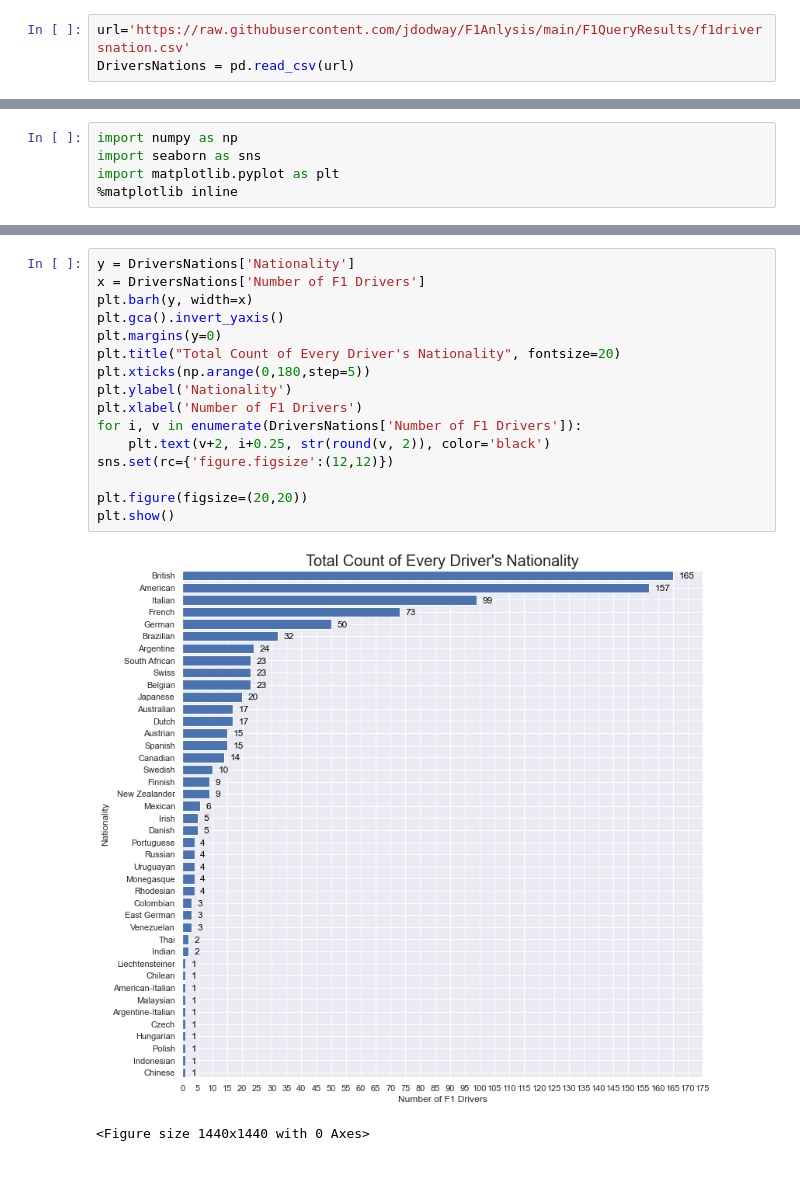
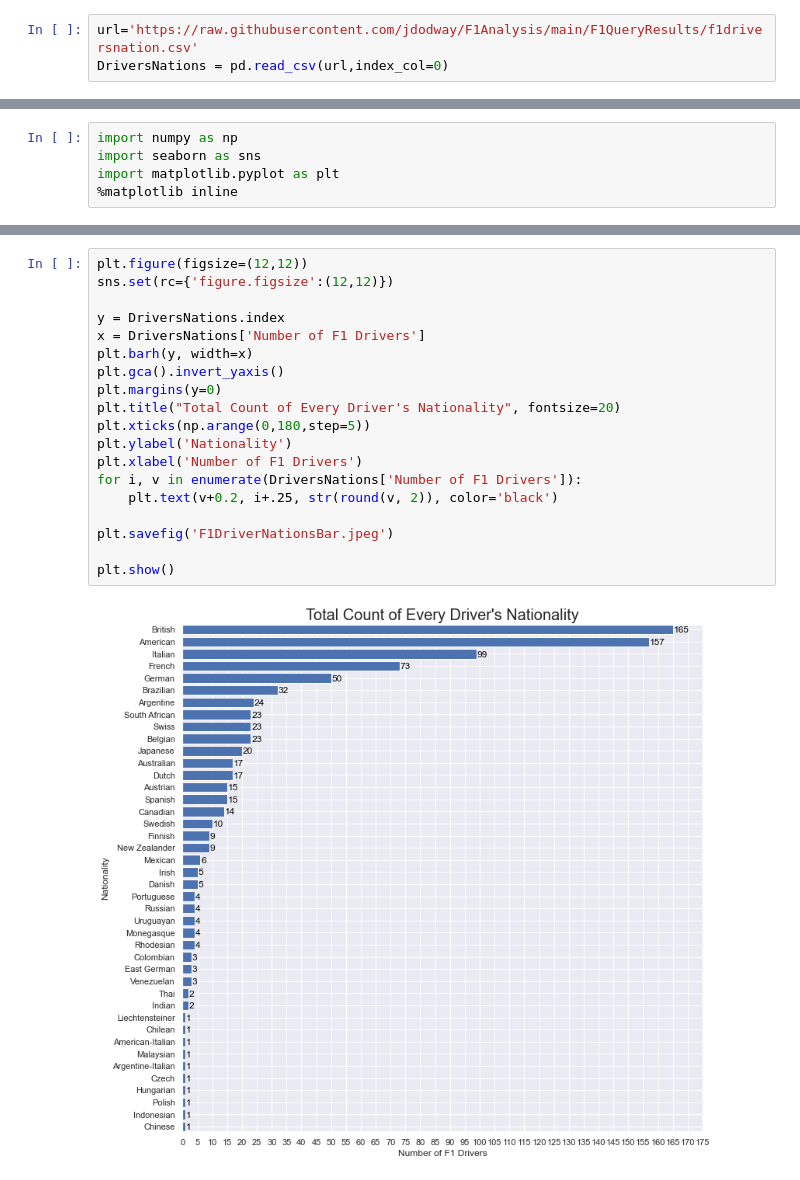
Before and after one commit to jdodway/F1Analysis, a Jupyter notebook: F1Nations.ipynb, the cells around one changed output, grey strips where cells are left out. Cells and saved outputs as stored; diff of their text form.

```diff
--- a/F1Nations.ipynb
+++ b/F1Nations.ipynb
@@ -1,8 +1,8 @@
 # %%
 import pandas as pd
 # %%
-url='https://raw.githubusercontent.com/jdodway/F1Anlysis/main/F1QueryResults/f1driversnation.csv'
-DriversNations = pd.read_csv(url)
+url='https://raw.githubusercontent.com/jdodway/F1Analysis/main/F1QueryResults/f1driversnation.csv'
+DriversNations = pd.read_csv(url,index_col=0)
 # %%
 DriversNations.rename({'count(code)':'Number of F1 Drivers','nationality':'Nationality'},axis='columns',inplace=True)
 # %%
@@ -13,19 +34,21 @@ import matplotlib.pyplot as plt
 # %%
-y = DriversNations['Nationality']
+plt.figure(figsize=(12,12))
+sns.set(rc={'figure.figsize':(12,12)})
+
+y = DriversNations.index
 x = DriversNations['Number of F1 Drivers']
 plt.barh(y, width=x)
 plt.gca().invert_yaxis()
 plt.margins(y=0)
 plt.title("Total Count of Every Driver's Nationality", fontsize=20)
 plt.xticks(np.arange(0,180,step=5))
 plt.ylabel('Nationality')
 plt.xlabel('Number of F1 Drivers')
 for i, v in enumerate(DriversNations['Number of F1 Drivers']):
-    plt.text(v+2, i+0.25, str(round(v, 2)), color='black')
-sns.set(rc={'figure.figsize':(12,12)})
+    plt.text(v+0.2, i+.25, str(round(v, 2)), color='black')
 
-plt.figure(figsize=(20,20))
+plt.savefig('F1DriverNationsBar.jpeg')
+
 plt.show()
 # %% [output]
-[figure, old version]
+[figure, new version]
-<Figure size 1440x1440 with 0 Axes>
```
Also changed, not shown: parts of 5 cells of this notebook, 2 other files.
